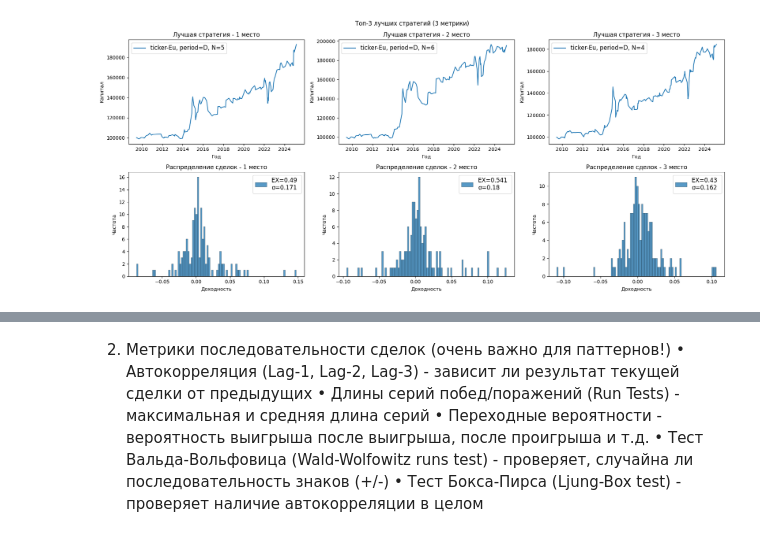
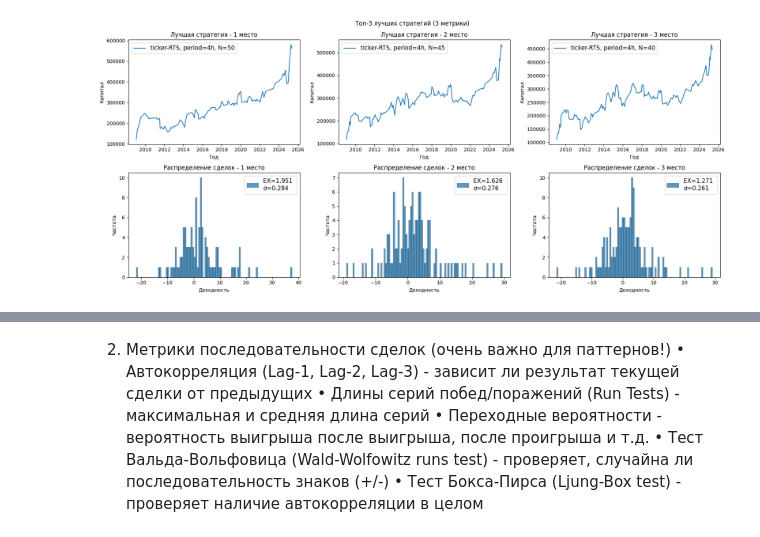
Before and after one commit to AlexKosuhin/AlgoTrading, a Jupyter notebook: Проект/Паттерн Бычье Поглощение.ipynb, the cells around one changed output, grey strips where cells are left out. Saved outputs shown, nothing was run; the diff lists cells and outputs as text; code cells hidden in the pictures.

```diff
--- a/Проект/Паттерн Бычье Поглощение.ipynb
+++ b/Проект/Паттерн Бычье Поглощение.ipynb
@@ -13,6 +14,6 @@ from statsmodels.stats.diagnostic import acorr_ljungbox
 warnings.filterwarnings('ignore')
 # %%
-sber = pd.read_csv(r'C:\Users\user\Desktop\AlgoTrading\data\Eu.txt')
+sber = pd.read_csv(r'C:\Users\user\Desktop\AlgoTrading\data\RTS.txt')
 # %%
 # Преобразуем "сырой" датафрейм
 def good_dataframe(data, timeframe):
@@ -443,36 +444,36 @@ def compare_strategies(data):
     axes[0, 2].set_xlabel('Год')
 
     # Вторые 3 графика
-    sns.histplot(data.loc[0, 'profit percent net'], ax=axes[1, 0], bins=100,
+    sns.histplot(data.loc[0, 'profit percent net'] * 100, ax=axes[1, 0], bins=100,
                      label=f'EX={np.round(np.mean(data.loc[0, "profit percent net"]) * 100, 3)} \nσ={np.round(np.sqrt(np.std(data.loc[0, "profit percent net"])),3)}');
-    sns.histplot(data.loc[1, 'profit percent net'], ax=axes[1, 1], bins=100,
+    sns.histplot(data.loc[1, 'profit percent net'] * 100, ax=axes[1, 1], bins=100,
                      label=f'EX={np.round(np.mean(data.loc[1, "profit percent net"]) * 100, 3)} \nσ={np.round(np.sqrt(np.std(data.loc[1, "profit percent net"])),3)}');
-    sns.histplot(data.loc[2, 'profit percent net'], ax=axes[1, 2], bins=100,
+    sns.histplot(data.loc[2, 'profit percent net'] * 100, ax=axes[1, 2], bins=100,
                      label=f'EX={np.round(np.mean(data.loc[2, "profit percent net"]) * 100, 3)} \nσ={np.round(np.sqrt(np.std(data.loc[2, "profit percent net"])),3)}');
     axes[1, 0].legend(fontsize=12)
     axes[1, 1].legend(fontsize=12)
     axes[1, 2].legend(fontsize=12)
 
     axes[1, 0].set_title('Распределение сделок - 1 место')
     axes[1, 1].set_title('Распределение сделок - 2 место')
     axes[1, 2].set_title('Распределение сделок - 3 место')
     axes[1, 0].set_ylabel('Частота')
     axes[1, 1].set_ylabel('Частота')
     axes[1, 2].set_ylabel('Частота')
     axes[1, 0].set_xlabel('Доходность')
     axes[1, 1].set_xlabel('Доходность')
     axes[1, 2].set_xlabel('Доходность')
 
     plt.tight_layout()
     plt.show()
     data_new = data[['ticker', 'strategy name', 'period', 'N', 'count of trades',
        'profit factor', 'total percent return', 'R2', 'beta', 'win_rate']]
 
     display(data_new)
 
     return data
 
 res = compare_strategies(sber_result_strategies)
 # %% [output]
-[figure, old version]
+[figure, new version]
 |  | ticker | strategy name | period | N | count of trades | profit factor | total percent return | ... |
```
Also changed, not shown: parts of 11 cells of this notebook.
